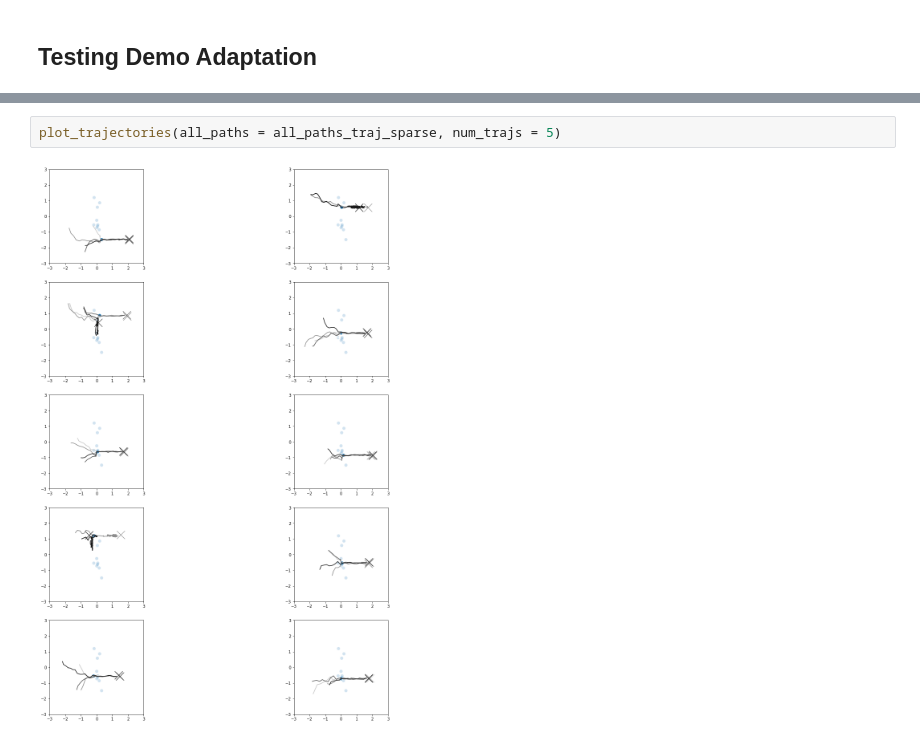
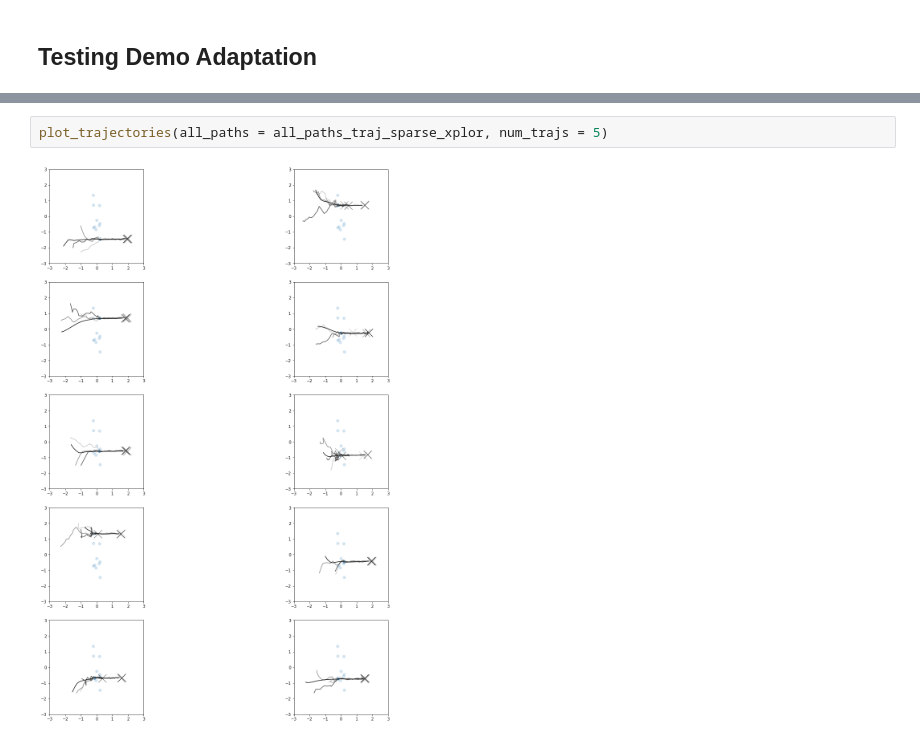
Before and after one commit to alvaroprat97/MetaRobot, a Jupyter notebook: testing.ipynb, the cells around one changed output, grey strips where cells are left out. Saved outputs shown, nothing was run; the diff lists cells and outputs as text.

```diff
--- a/testing.ipynb
+++ b/testing.ipynb
@@ -775,4 +712,4 @@ traj_histo(all_paths_traj_sparse[1][:5], param = 'observations', var_idx=1)
 # %%
-plot_trajectories(all_paths = all_paths_traj_sparse, num_trajs = 5)
+plot_trajectories(all_paths = all_paths_traj_sparse_xplor, num_trajs = 5)
 # %% [output]
-[figure, old version]
+[figure, new version]
```
Also changed, not shown: parts of 34 cells of this notebook, 10 other files.
